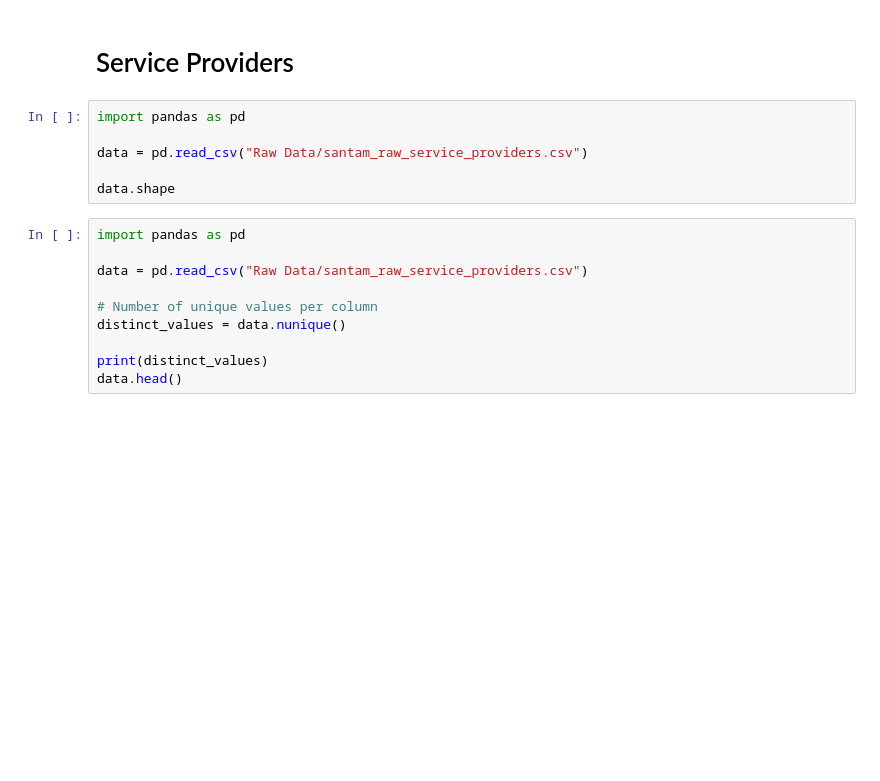
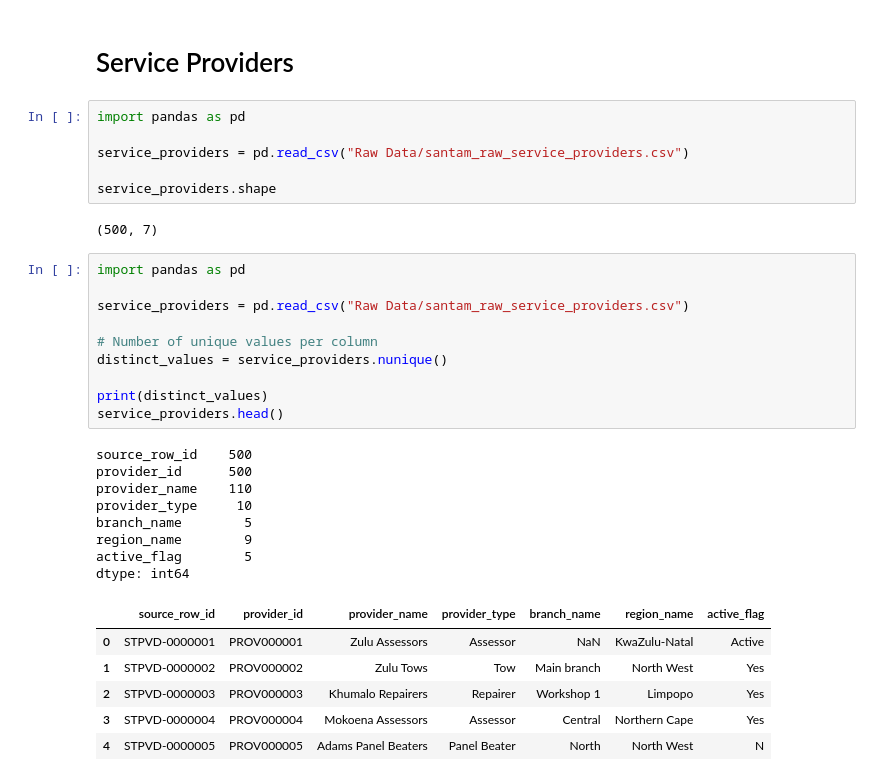
Before and after one commit to SumiK2001/https---github.com-SumiK2001-Santam-Final-Project, a Jupyter notebook: Untitled46.ipynb, the cells around one changed output. Saved outputs shown, nothing was run; the diff lists cells and outputs as text; blank space fills up the shorter version.

```diff
--- a/Untitled46.ipynb
+++ b/Untitled46.ipynb
@@ -639,16 +749,33 @@ data.dtypes
 # %%
 import pandas as pd
 
-data = pd.read_csv("Raw Data/santam_raw_service_providers.csv")
+service_providers = pd.read_csv("Raw Data/santam_raw_service_providers.csv")
 
-data.shape
+service_providers.shape
+# %% [output]
+(500, 7)
 # %%
 import pandas as pd
 
-data = pd.read_csv("Raw Data/santam_raw_service_providers.csv")
+service_providers = pd.read_csv("Raw Data/santam_raw_service_providers.csv")
 
 # Number of unique values per column
-distinct_values = data.nunique()
+distinct_values = service_providers.nunique()
 
 print(distinct_values)
-data.head()
+service_providers.head()
+# %% [output]
+source_row_id    500
+provider_id      500
+provider_name    110
+provider_type     10
+branch_name        5
+region_name        9
+active_flag        5
+dtype: int64
+|  | source_row_id | provider_id | provider_name | provider_type | branch_name | region_name | active_flag |
+| 0 | STPVD-0000001 | PROV000001 | Zulu Assessors | Assessor | NaN | KwaZulu-Natal | Active |
+| 1 | STPVD-0000002 | PROV000002 | Zulu Tows | Tow | Main branch | North West | Yes |
+| 2 | STPVD-0000003 | PROV000003 | Khumalo Repairers | Repairer | Workshop 1 | Limpopo | Yes |
+| 3 | STPVD-0000004 | PROV000004 | Mokoena Assessors | Assessor | Central | Northern Cape | Yes |
+| 4 | STPVD-0000005 | PROV000005 | Adams Panel Beaters | Panel Beater | North | North West | N |
```
Also changed, not shown: parts of 20 cells of this notebook, 2 other files.
